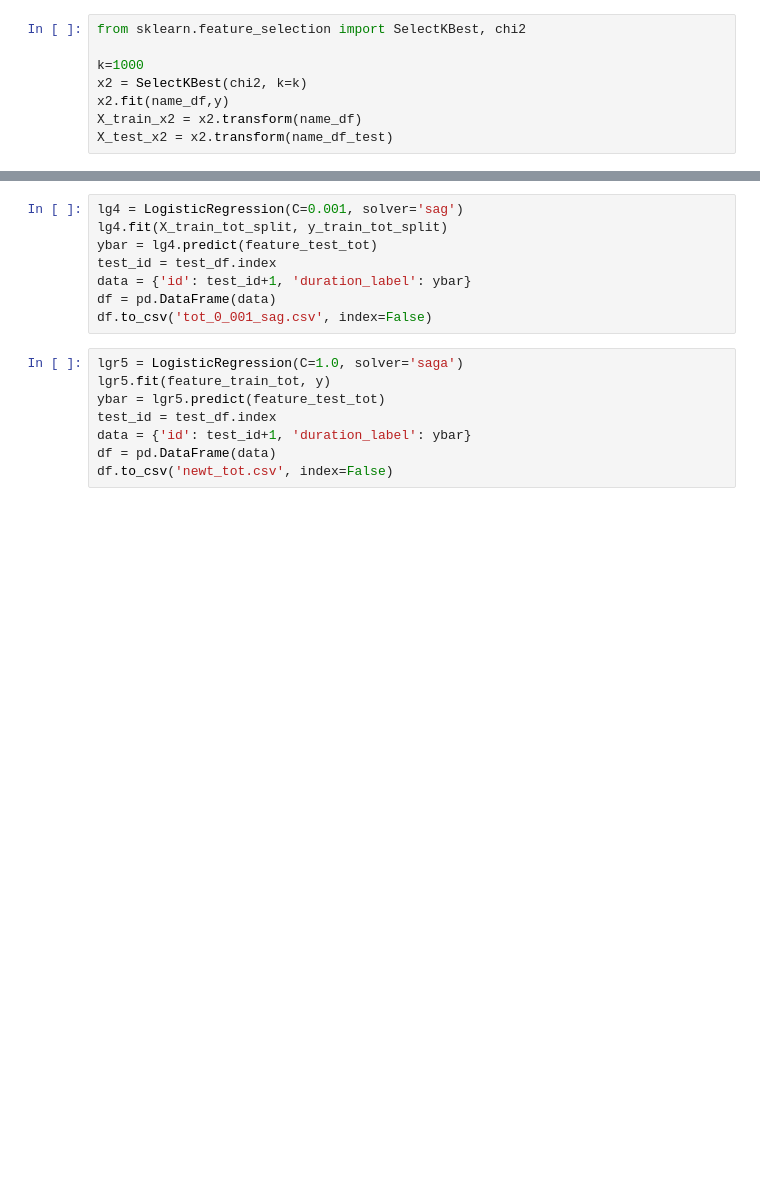
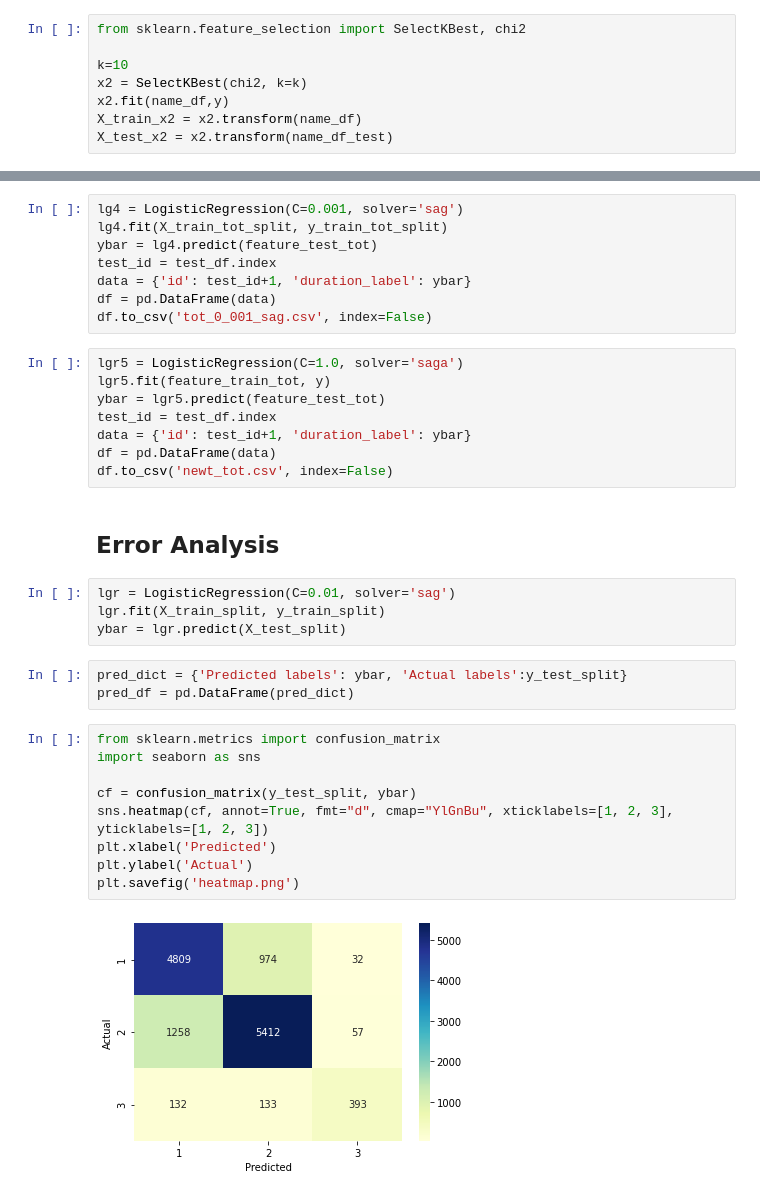
Before and after one commit to HesterLim/recipe-cooktime-classifier, a Jupyter notebook: recipe-classification-notebook.ipynb, the cells around one changed output, grey strips where cells are left out. Saved outputs shown, nothing was run; the diff lists cells and outputs as text; blank space fills up the shorter version.

Commit message:
Add Error Analysis

```diff
--- a/recipe-classification-notebook.ipynb
+++ b/recipe-classification-notebook.ipynb
@@ -192,7 +195,7 @@ X_train_split, X_test_split, y_train_split, y_test_split = train_test_split(coun
 # %%
 from sklearn.feature_selection import SelectKBest, chi2
 
-k=1000
+k=10
 x2 = SelectKBest(chi2, k=k)
 x2.fit(name_df,y)
 X_train_x2 = x2.transform(name_df)
@@ -590,3 +597,23 @@ test_id = test_df.index
 data = {'id': test_id+1, 'duration_label': ybar}
 df = pd.DataFrame(data)
 df.to_csv('newt_tot.csv', index=False)
+# %% [markdown]
+## Error Analysis
+# %%
+lgr = LogisticRegression(C=0.01, solver='sag')
+lgr.fit(X_train_split, y_train_split)
+ybar = lgr.predict(X_test_split)
+# %%
+pred_dict = {'Predicted labels': ybar, 'Actual labels':y_test_split}
+pred_df = pd.DataFrame(pred_dict)
+# %%
+from sklearn.metrics import confusion_matrix
+import seaborn as sns
+
+cf = confusion_matrix(y_test_split, ybar)
+sns.heatmap(cf, annot=True, fmt="d", cmap="YlGnBu", xticklabels=[1, 2, 3], yticklabels=[1, 2, 3])
+plt.xlabel('Predicted')
+plt.ylabel('Actual')
+plt.savefig('heatmap.png')
+# %% [output]
+[figure, added]
```
Also changed, not shown: parts of 9 cells of this notebook.
